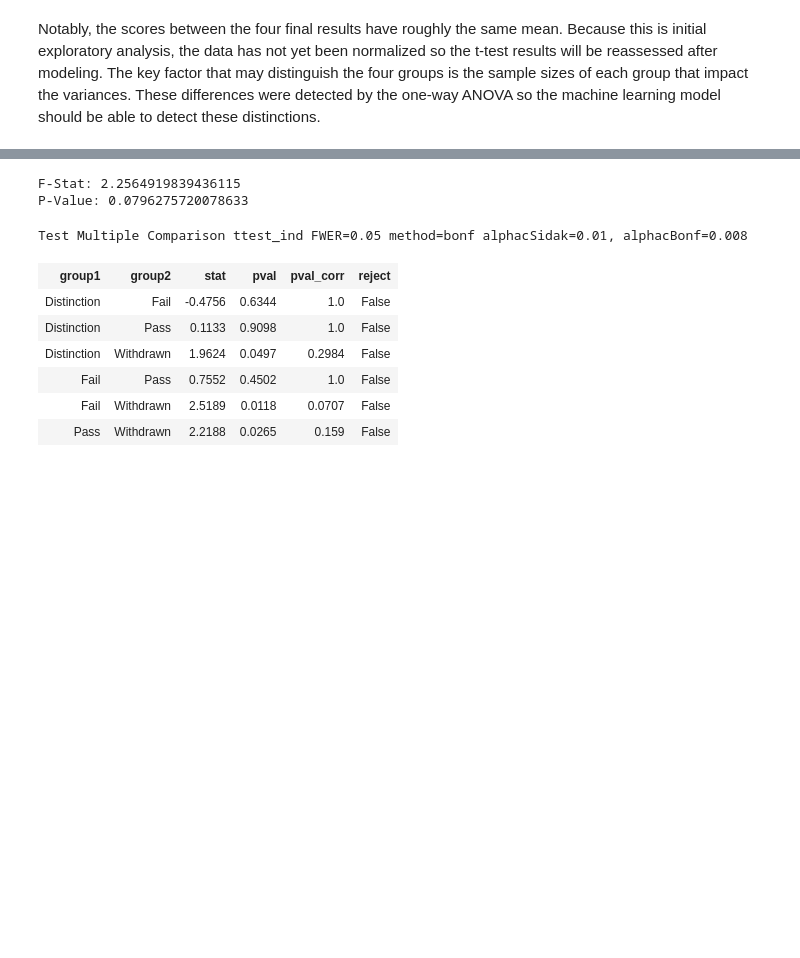
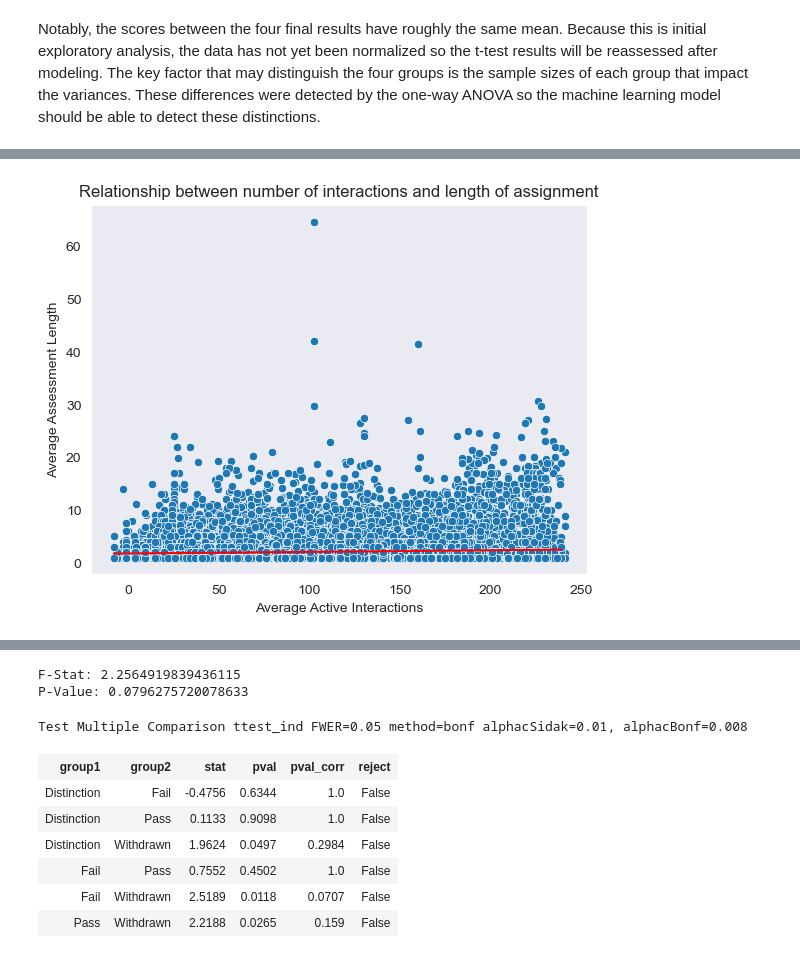
Before and after one commit to jpjavier23/capstone_2_final_documentation, a Jupyter notebook: capstone_2_final_report.ipynb, the cells around one changed output, grey strips where cells are left out. Saved outputs shown, nothing was run; the diff lists cells and outputs as text; code cells hidden in the pictures; blank space fills up the shorter version.

```diff
--- a/capstone_2_final_report.ipynb
+++ b/capstone_2_final_report.ipynb
@@ -205,3 +218,3 @@ df6 = df5.merge(new_clicks, on = ['id_assessment', 'id_student', 'activity_type'
 The 'date_submitted' column is a numeric feature that indicates the date the assessment was submitted since the start of the module. Unlike 'date' which served as a reference marker for interactions, this date can be used as more of a duration than marker. Changing the name is more for the user experience to avoid future confusion.
 # %%
-df7 = df6.rename(columns = {'date_submitted': 'assessment_duration'})
+df6 = df5.rename(columns = {'date_submitted': 'assessment_duration'})
@@ -208,3 +227,10 @@ df7 = df6.rename(columns = {'date_submitted': 'assessment_duration'})
+# %%
+new_click_cols = df6.groupby(['id_assessment', 'id_student', 'activity_type']).agg(
+    days_active = ('date', 'count'),
+    total_clicks = ('sum_click', 'sum')
+)
+new_clicks = new_click_cols.reset_index()
+df7 = df6.merge(new_clicks, on = ['id_assessment', 'id_student', 'activity_type'])
 # %% [markdown]
 * Since 'date' and 'sum_click' both have already been aggregated earlier in df6, these two columns will be dropped.
 * Additionally, 'is_banked' is more of an administrative feature that is neither a direct identifier of the student nor is it the direct result of the students' actions. Analyzing whether or not an assessment of the student's will reduce the focus in the model away from the more likely predictors of student success for this program.
@@ -327,0 +391,13 @@ Notably, the scores between the four final results have roughly the same mean. B
+# %%
+al_a, al_b = np.polyfit(df11['mean_assessment_length'], df11['mean_active'], 1)
+al_x_theor = np.array(range(int(df11['mean_assessment_length'].min()), int(df11['mean_assessment_length'].max())))
+al_y_theor = (al_a * al_x_theor) + al_b
+# %%
+act_len_reg = sns.lineplot(x = al_x_theor, y = al_y_theor, palette = pal, color = 'red')
+act_len_reg = sns.scatterplot(data = df11, y = 'mean_active', x = 'mean_assessment_length', palette = pal)
+act_len_reg = plt.xlabel('Average Active Interactions')
+act_len_reg = plt.ylabel('Average Assessment Length')
+act_len_reg = plt.title('Relationship between number of interactions and length of assignment')
+plt.show()
+# %% [output]
+[figure, added]
```
Also changed, not shown: parts of 30 cells of this notebook.
